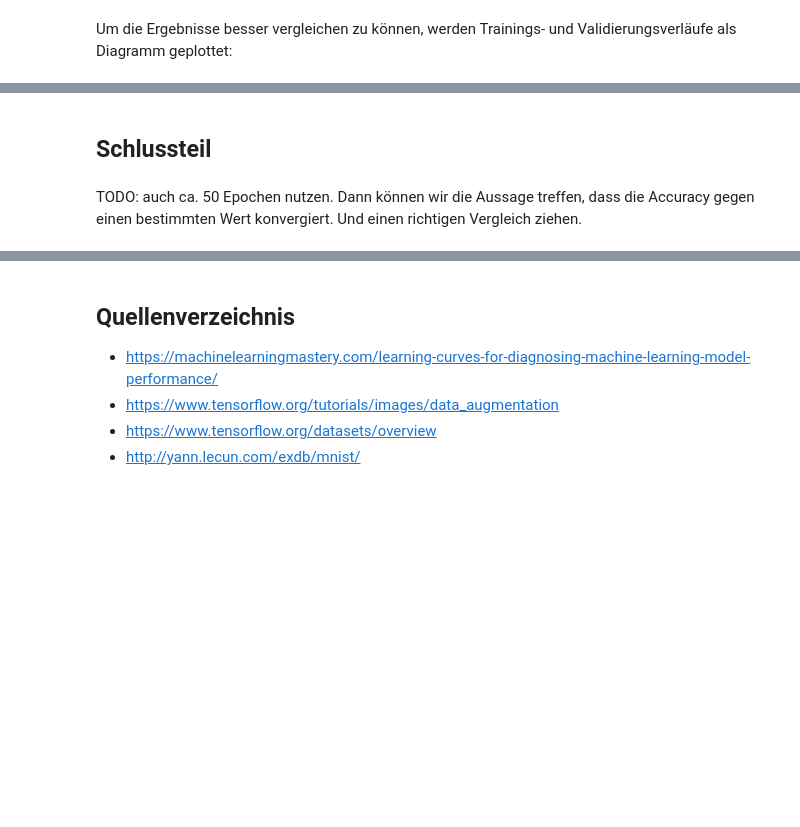
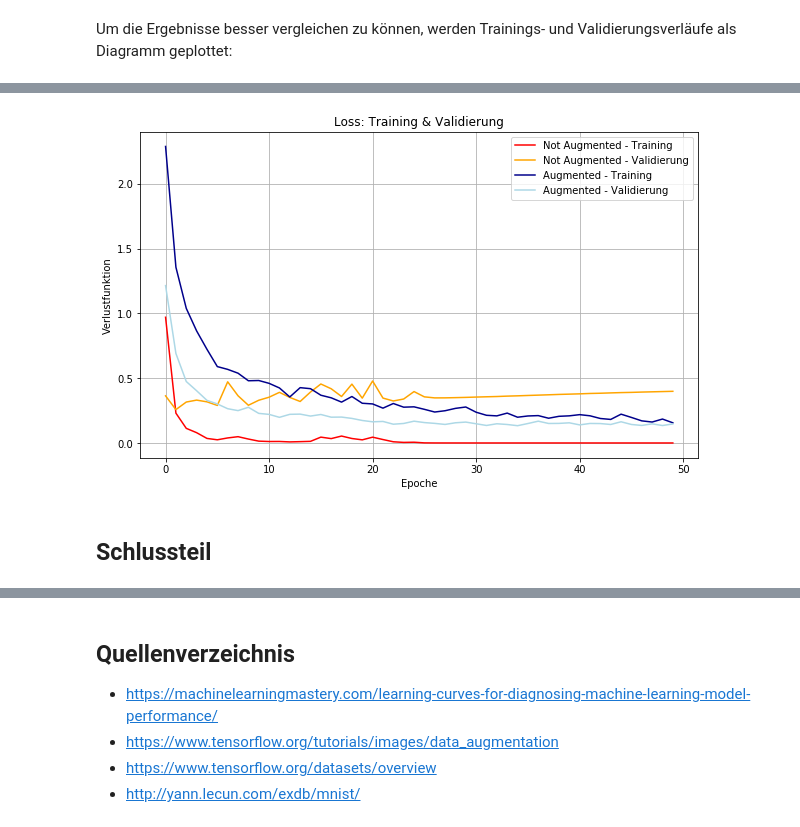
Before and after one commit to MajusLenz/Dogspiracy-machine-learning, a Jupyter notebook: jupyter_notebook/ImageAugmentation.ipynb, the cells around one changed output, grey strips where cells are left out. Drawn from its saved outputs; the diff is of its cells as text; code cells hidden in the pictures; blank space fills up the shorter version.

```diff
--- a/jupyter_notebook/ImageAugmentation.ipynb
+++ b/jupyter_notebook/ImageAugmentation.ipynb
@@ -309,4 +300,16 @@ plt.show()
+# %%
+plt.figure(figsize = (10, 6))
+plt.plot(range(NUMBER_OF_EPOCHS), no_aug_history.history["loss"], "red", label = "Not Augmented - Training")
+plt.plot(range(NUMBER_OF_EPOCHS), no_aug_history.history["val_loss"], "orange", label = "Not Augmented - Validierung")
+plt.plot(range(NUMBER_OF_EPOCHS), aug_history.history["loss"], "darkblue", label = "Augmented - Training")
+plt.plot(range(NUMBER_OF_EPOCHS), aug_history.history["val_loss"], "lightblue", label = "Augmented - Validierung")
+plt.title("Loss: Training & Validierung")
+plt.ylabel("Verlustfunktion")
+plt.xlabel("Epoche")
+plt.legend()
+plt.grid()
+plt.show()
+# %% [output]
+[figure, added]
 # %% [markdown]
 ## Schlussteil <div id="schluss" />
-# %% [markdown]
-TODO: auch ca. 50 Epochen nutzen. Dann können wir die Aussage treffen, dass die Accuracy gegen einen bestimmten Wert konvergiert. Und einen richtigen Vergleich ziehen.
```
Also changed, not shown: parts of 6 cells of this notebook.
